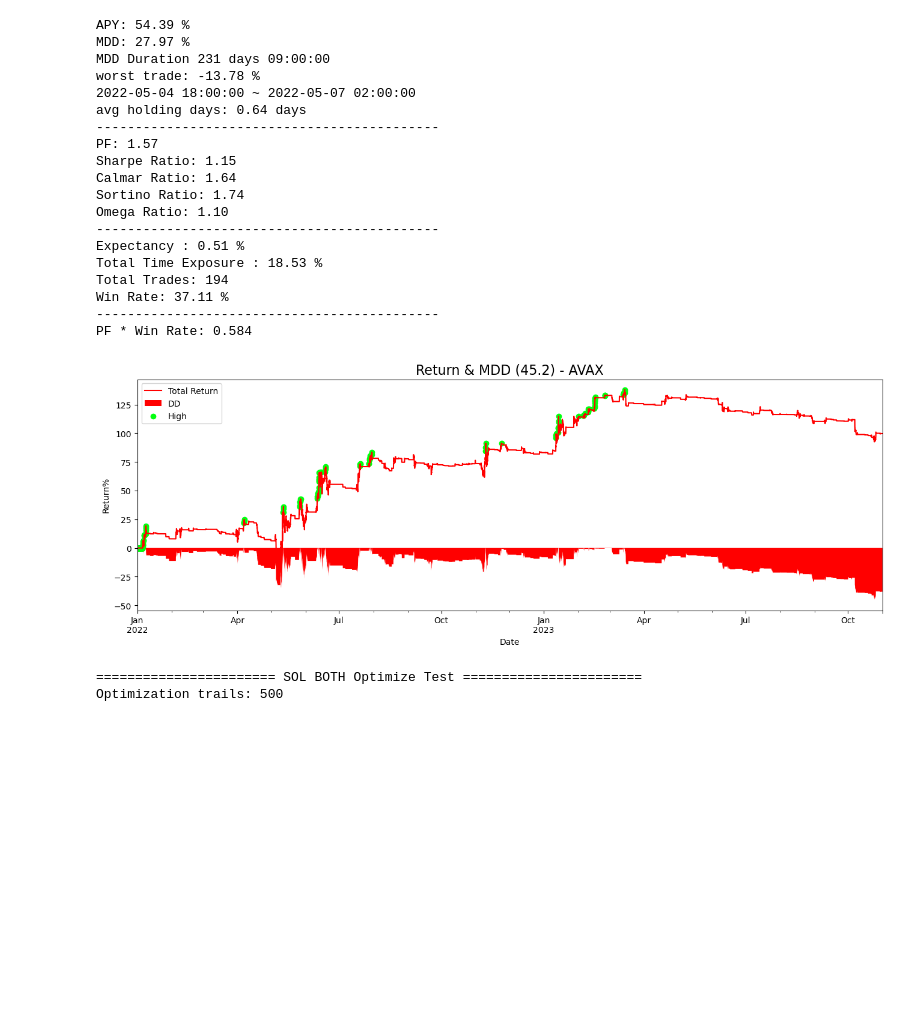
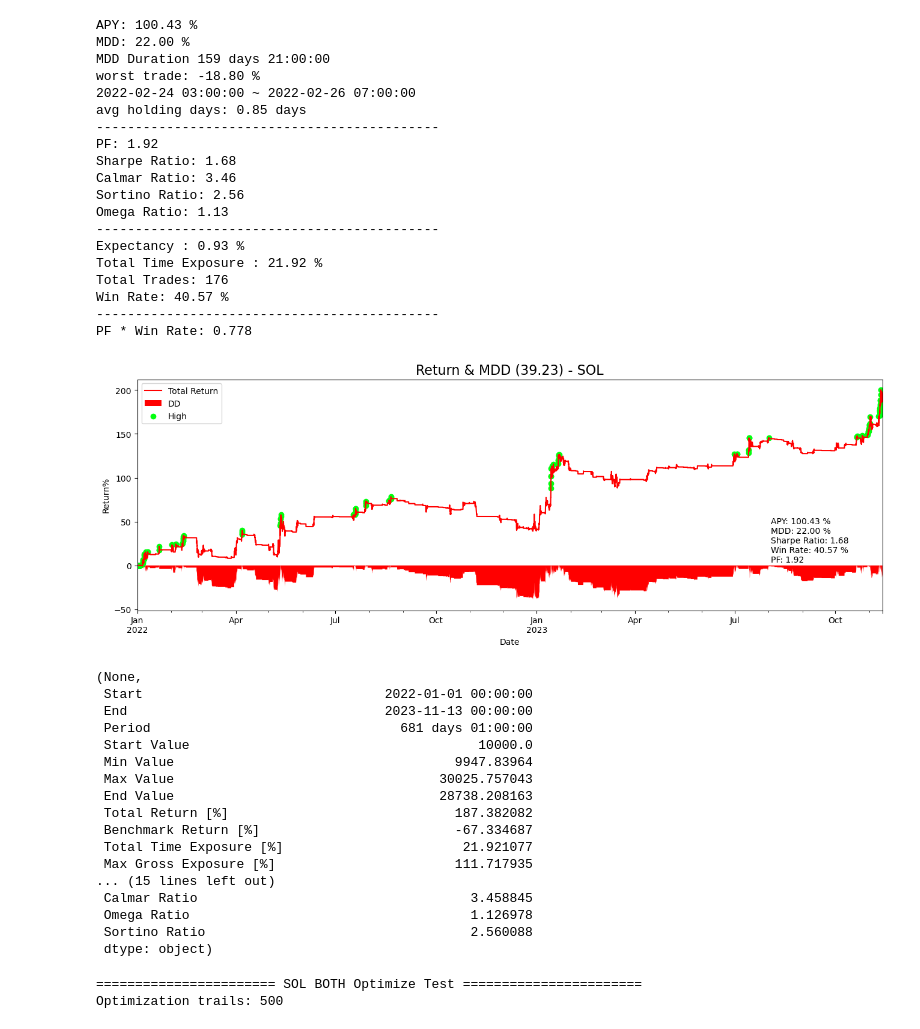
Before and after one commit to JohnsonHsiao/DC_capital_intern, a Jupyter notebook: strategy_research/CTA_TEST/Crypto/higher_high/bt_lab.ipynb, the cells around one changed output. Saved outputs shown, nothing was run; the diff lists cells and outputs as text; code cells hidden in the pictures; blank space fills up the shorter version.

```diff
--- a/strategy_research/CTA_TEST/Crypto/higher_high/bt_lab.ipynb
+++ b/strategy_research/CTA_TEST/Crypto/higher_high/bt_lab.ipynb
@@ -22,48 +22,65 @@ from hh import get_data,Strategy
 # plt.style.use('seaborn')
 # %%
 df_dict = {}
-candidate = ['SOL','LINK','AVAX']
+candidate = ['SOL']
 for coin in candidate:
     df_dict[coin] = get_data(coin)
 # %%
 start = '2022-01-01'
 sep = ''
 end = ''
 
 params = {'window_1': 34,
           'window_2': 52}
 
 side = 'both'
 config = {'freq':'1h', 'lag':1, 'fee': 0.0003}
-coin = 'AVAX'
+coin = 'SOL'
 df = df_dict[coin]
 strategy = Strategy(df=df.loc[start:], configs=config)
 _pf = strategy.strategy(side = side,params=params)
 trades = _pf.trades.records_readable
 analyze = Analyzer(strategy)
 # analyze.show_period_analysis(trades)
 analyze.show_pf_analysis(params, side, coin, axv_index=[])
 # %% [output]
-APY: 54.39 %
-MDD: 27.97 %
-MDD Duration 231 days 09:00:00
-worst trade: -13.78 %
-2022-05-04 18:00:00 ~ 2022-05-07 02:00:00
-avg holding days: 0.64 days
+APY: 100.43 %
+MDD: 22.00 %
+MDD Duration 159 days 21:00:00
+worst trade: -18.80 %
+2022-02-24 03:00:00 ~ 2022-02-26 07:00:00
+avg holding days: 0.85 days
 --------------------------------------------
-PF: 1.57
-Sharpe Ratio: 1.15
-Calmar Ratio: 1.64
-Sortino Ratio: 1.74
-Omega Ratio: 1.10
+PF: 1.92
+Sharpe Ratio: 1.68
+Calmar Ratio: 3.46
+Sortino Ratio: 2.56
+Omega Ratio: 1.13
 --------------------------------------------
-Expectancy : 0.51 %
-Total Time Exposure : 18.53 %
-Total Trades: 194
-Win Rate: 37.11 %
+Expectancy : 0.93 %
+Total Time Exposure : 21.92 %
+Total Trades: 176
+Win Rate: 40.57 %
 --------------------------------------------
-PF * Win Rate: 0.584
+PF * Win Rate: 0.778
-[figure, old version]
+[figure, new version]
+(None,
+ Start                               2022-01-01 00:00:00
+ End                                 2023-11-13 00:00:00
+ Period                                681 days 01:00:00
+ Start Value                                     10000.0
+ Min Value                                    9947.83964
+ Max Value                                  30025.757043
+ End Value                                  28738.208163
+ Total Return [%]                             187.382082
+ Benchmark Return [%]                         -67.334687
+ Total Time Exposure [%]                       21.921077
+ Max Gross Exposure [%]                       111.717935
+... (15 lines left out)
+ Calmar Ratio                                   3.458845
+ Omega Ratio                                    1.126978
+ Sortino Ratio                                  2.560088
+ dtype: object)
 # %%
 import warnings
 warnings.filterwarnings("ignore")
```
Also changed, not shown: 5 other files.
